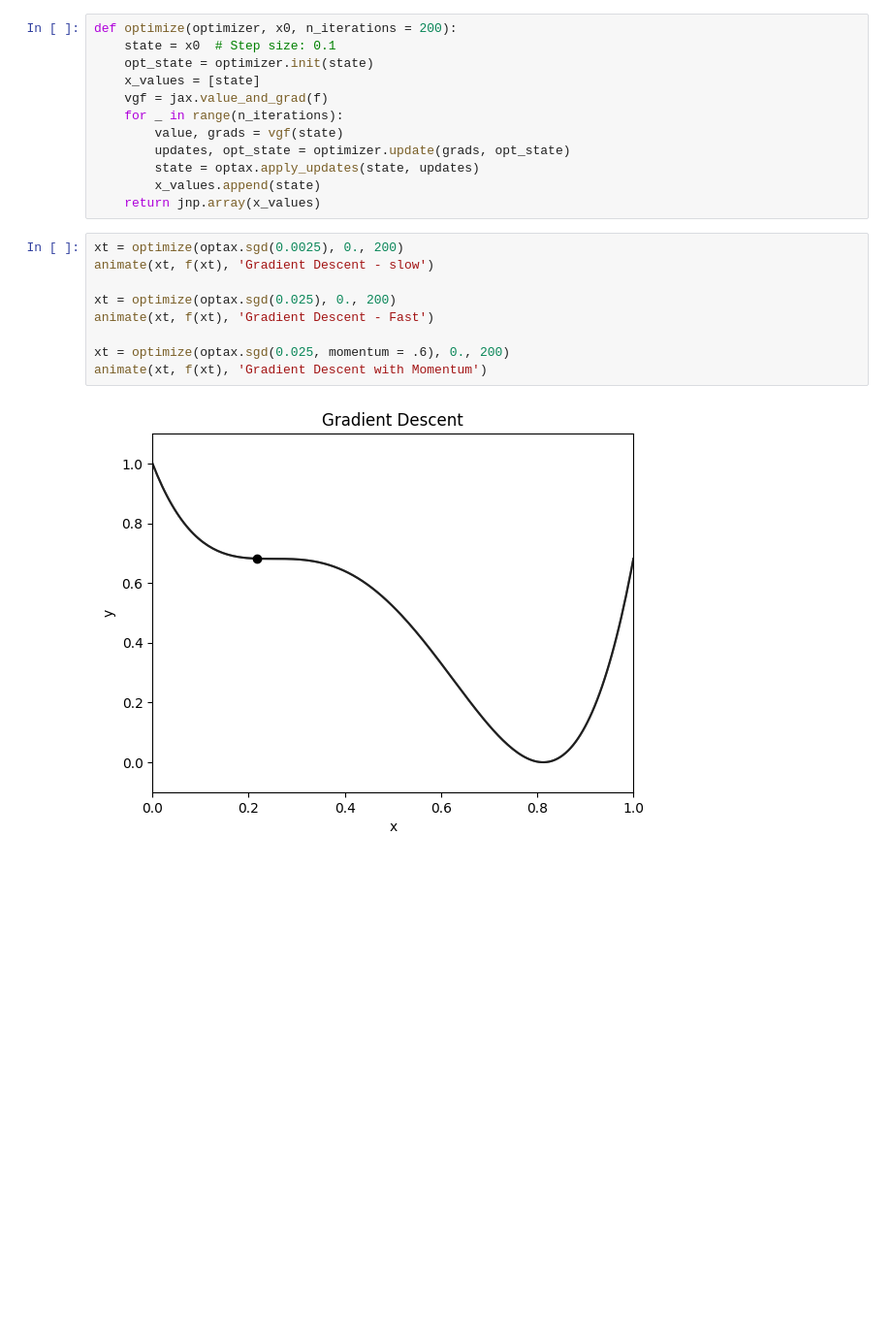
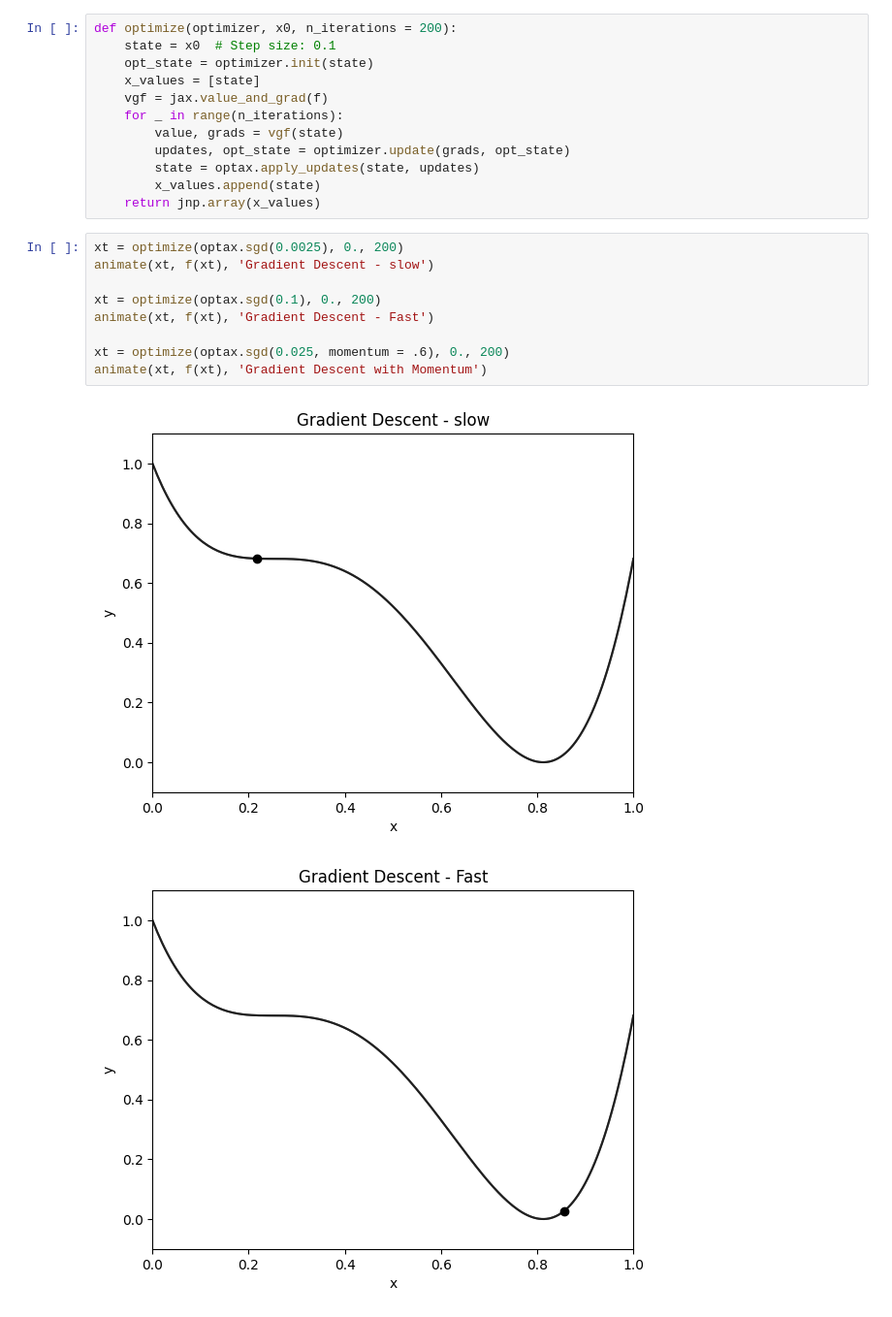
Before and after one commit to abhinavprao/visual_momentum, a Jupyter notebook: momentum.ipynb, the cells around one changed output. Shown at 97% size. Drawn from its saved outputs; the diff is of its cells as text; blank space fills up the shorter version.

```diff
--- a/momentum.ipynb
+++ b/momentum.ipynb
@@ -119,11 +120,12 @@ def optimize(optimizer, x0, n_iterations = 200):
 # %%
 xt = optimize(optax.sgd(0.0025), 0., 200)
 animate(xt, f(xt), 'Gradient Descent - slow')
 
-xt = optimize(optax.sgd(0.025), 0., 200)
+xt = optimize(optax.sgd(0.1), 0., 200)
 animate(xt, f(xt), 'Gradient Descent - Fast')
 
 xt = optimize(optax.sgd(0.025, momentum = .6), 0., 200)
 animate(xt, f(xt), 'Gradient Descent with Momentum')
 # %% [output]
-[figure, old version]
+[figure, new version]
+[figure, added]
```
Also changed, not shown: parts of 4 cells of this notebook, 11 other files.
